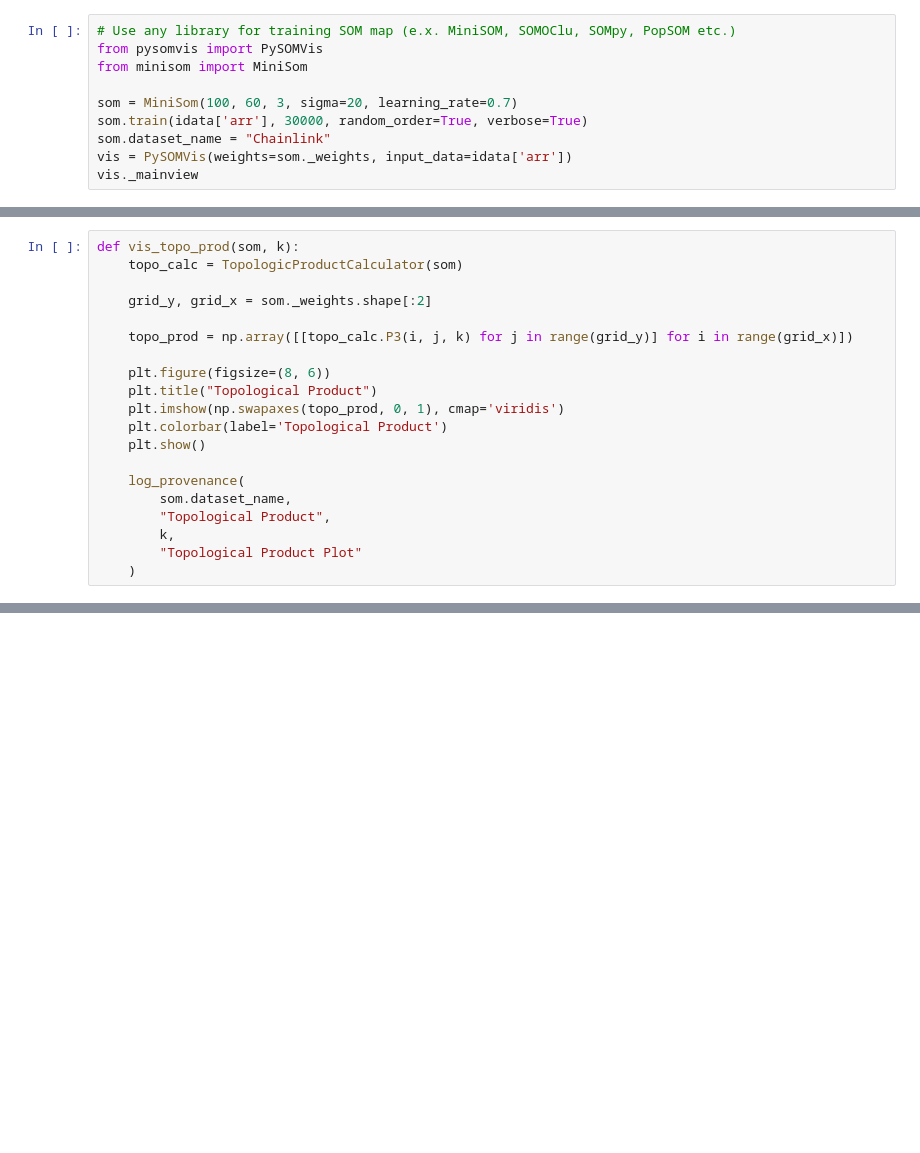
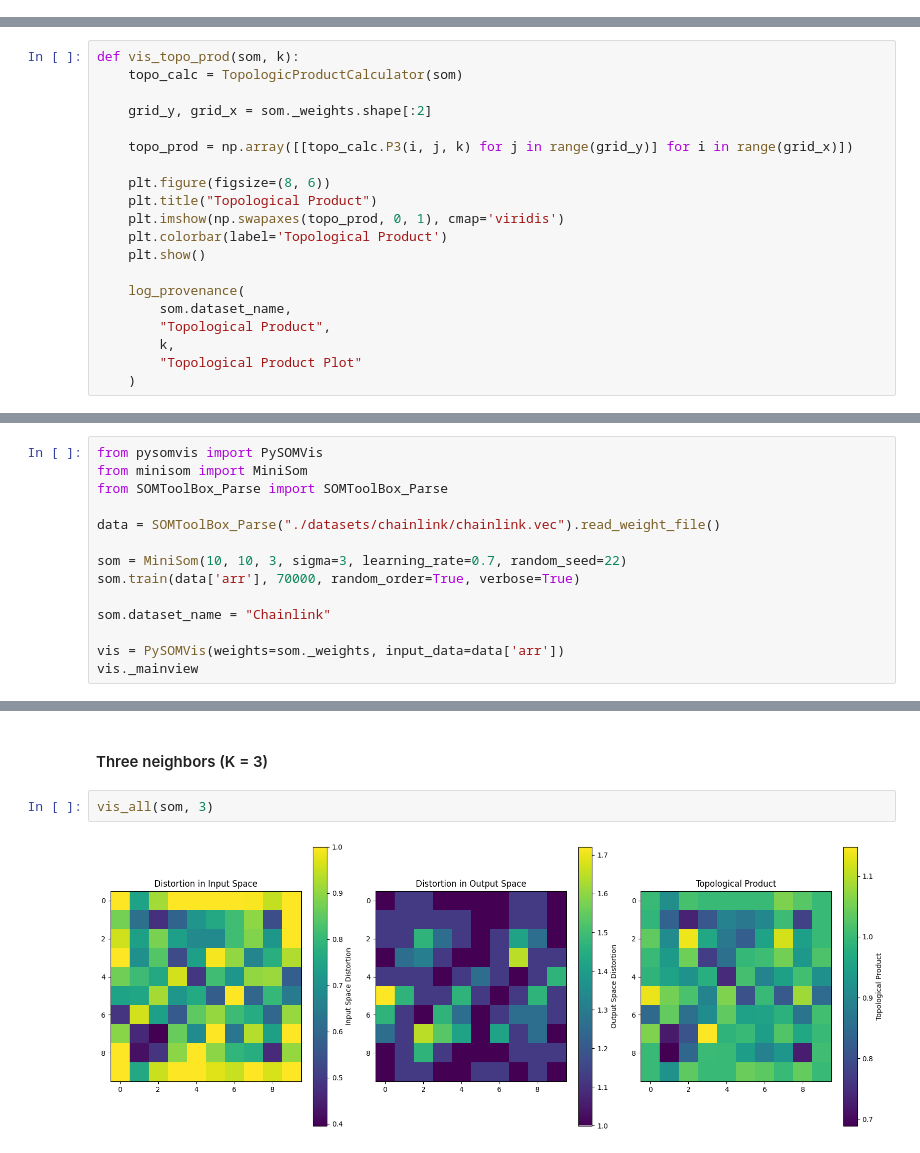
Before and after one commit to mwustinger/sos-ws2024, a Jupyter notebook: exercise3/PySOMVis/Test.ipynb, the cells around one changed output, grey strips where cells are left out. Cells and saved outputs as stored; diff of their text form; blank space fills up the shorter version.

```diff
--- a/exercise3/PySOMVis/Test.ipynb
+++ b/exercise3/PySOMVis/Test.ipynb
@@ -184,10 +167,0 @@ vis._mainview
-# %%
-# Use any library for training SOM map (e.x. MiniSOM, SOMOClu, SOMpy, PopSOM etc.)
-from pysomvis import PySOMVis
-from minisom import MiniSom
-
-som = MiniSom(100, 60, 3, sigma=20, learning_rate=0.7)
-som.train(idata['arr'], 30000, random_order=True, verbose=True)
-som.dataset_name = "Chainlink"
-vis = PySOMVis(weights=som._weights, input_data=idata['arr'])
-vis._mainview
@@ -345,0 +339,14 @@ vis_topo_prod(som, 2)
+# %%
+from pysomvis import PySOMVis
+from minisom import MiniSom
+from SOMToolBox_Parse import SOMToolBox_Parse
+
+data = SOMToolBox_Parse("./datasets/chainlink/chainlink.vec").read_weight_file()
+
+som = MiniSom(10, 10, 3, sigma=3, learning_rate=0.7, random_seed=22)
+som.train(data['arr'], 70000, random_order=True, verbose=True)
+
+som.dataset_name = "Chainlink"
+
+vis = PySOMVis(weights=som._weights, input_data=data['arr'])
+vis._mainview
@@ -345,0 +360,6 @@ vis_topo_prod(som, 2)
+# %% [markdown]
+#### Three neighbors (K = 3)
+# %%
+vis_all(som, 3)
+# %% [output]
+[figure, added]
```
Also changed, not shown: parts of 59 cells of this notebook, 17 other files.
